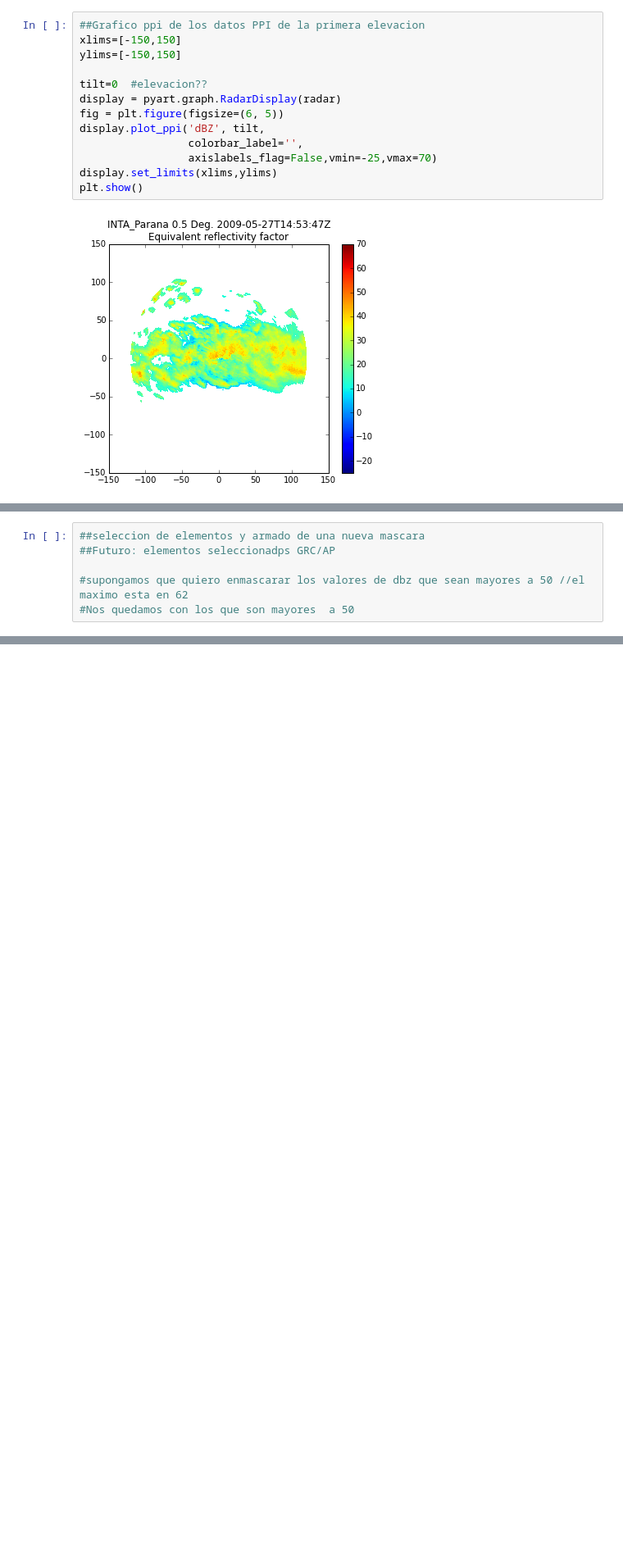
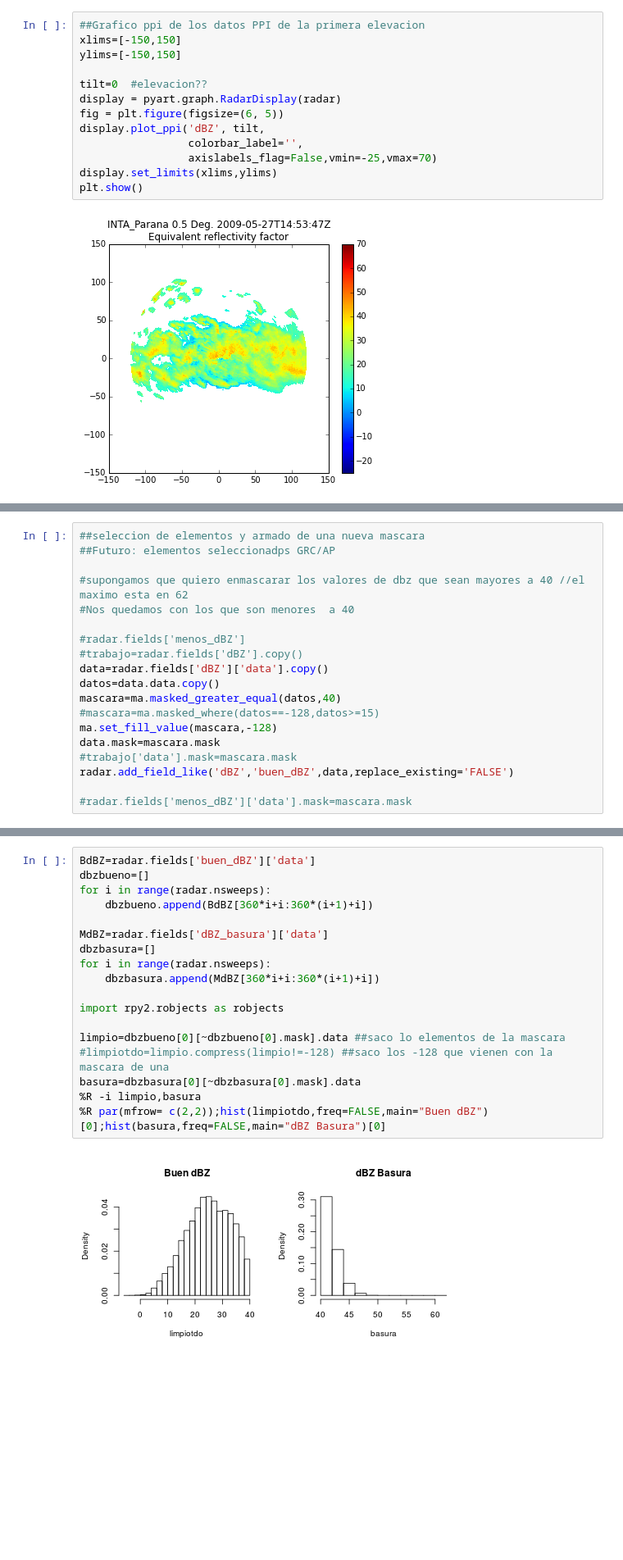
Before and after one commit to sofiar/radar_parana, a Jupyter notebook: analisis_datos_pol.ipynb, the cells around one changed output, grey strips where cells are left out. Shown at 82% size. Saved outputs shown, nothing was run; the diff lists cells and outputs as text; blank space fills up the shorter version.

```diff
--- a/analisis_datos_pol.ipynb
+++ b/analisis_datos_pol.ipynb
@@ -102,5 +82,18 @@ valdbz=dbz[0][~dbz[0].mask].data
 ##seleccion de elementos y armado de una nueva mascara
 ##Futuro: elementos seleccionadps GRC/AP
 
-#supongamos que quiero enmascarar los valores de dbz que sean mayores a 50 //el maximo esta en 62
-#Nos quedamos con los que son mayores  a 50
+#supongamos que quiero enmascarar los valores de dbz que sean mayores a 40 //el maximo esta en 62
+#Nos quedamos con los que son menores  a 40
+
+#radar.fields['menos_dBZ']
+#trabajo=radar.fields['dBZ'].copy()
+data=radar.fields['dBZ']['data'].copy()
+datos=data.data.copy()
+mascara=ma.masked_greater_equal(datos,40)
+#mascara=ma.masked_where(datos==-128,datos>=15)
+ma.set_fill_value(mascara,-128)
+data.mask=mascara.mask
+#trabajo['data'].mask=mascara.mask
+radar.add_field_like('dBZ','buen_dBZ',data,replace_existing='FALSE')
+
+#radar.fields['menos_dBZ']['data'].mask=mascara.mask
@@ -106,0 +142,20 @@ valdbz=dbz[0][~dbz[0].mask].data
+# %%
+BdBZ=radar.fields['buen_dBZ']['data']
+dbzbueno=[]
+for i in range(radar.nsweeps):
+    dbzbueno.append(BdBZ[360*i+i:360*(i+1)+i])
+
+MdBZ=radar.fields['dBZ_basura']['data']
+dbzbasura=[]
+for i in range(radar.nsweeps):
+    dbzbasura.append(MdBZ[360*i+i:360*(i+1)+i])
+
+import rpy2.robjects as robjects
+
+limpio=dbzbueno[0][~dbzbueno[0].mask].data ##saco lo elementos de la mascara
+#limpiotdo=limpio.compress(limpio!=-128) ##saco los -128 que vienen con la mascara de una
+basura=dbzbasura[0][~dbzbasura[0].mask].data
+%R -i limpio,basura
+%R par(mfrow= c(2,2));hist(limpiotdo,freq=FALSE,main="Buen dBZ")[0];hist(basura,freq=FALSE,main="dBZ Basura")[0]
+# %% [output]
+[figure, added]
```
Also changed, not shown: parts of 6 cells of this notebook, 4 other files.
